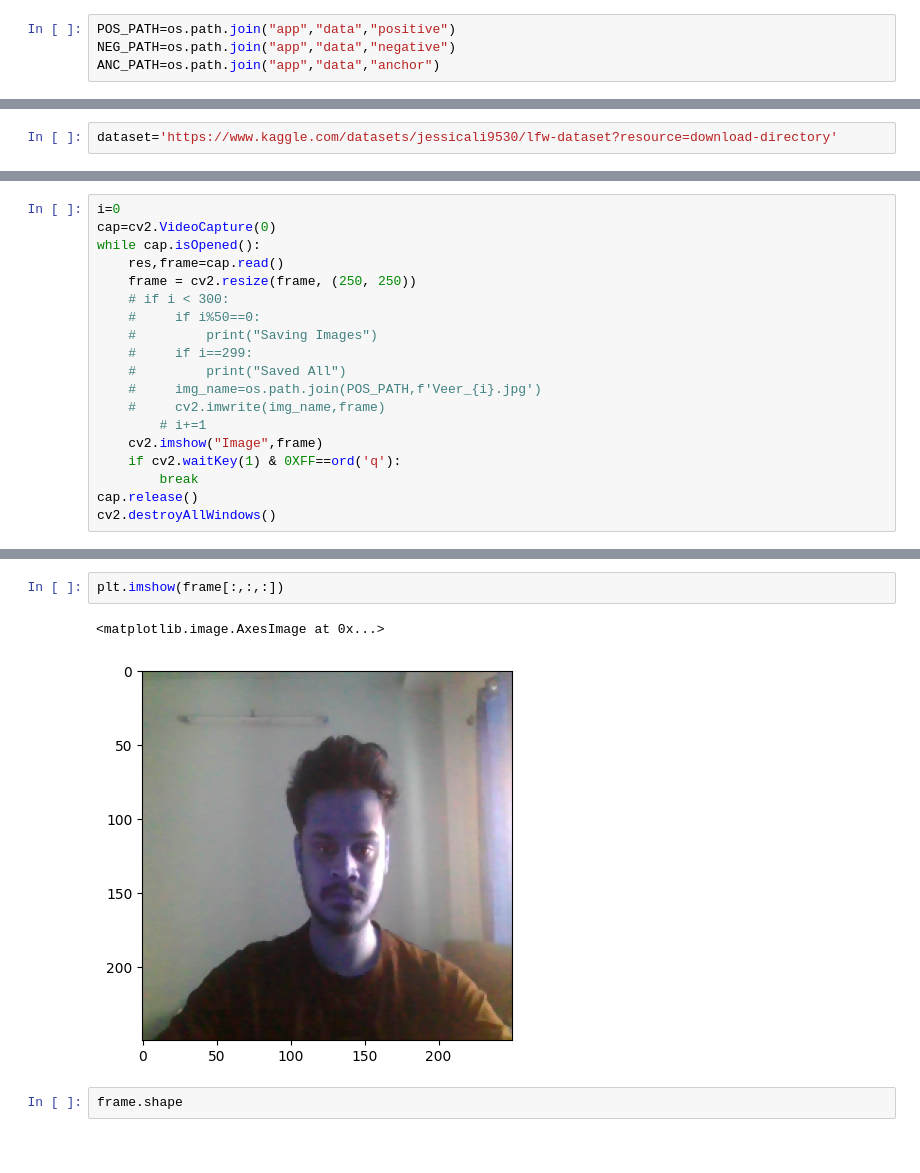
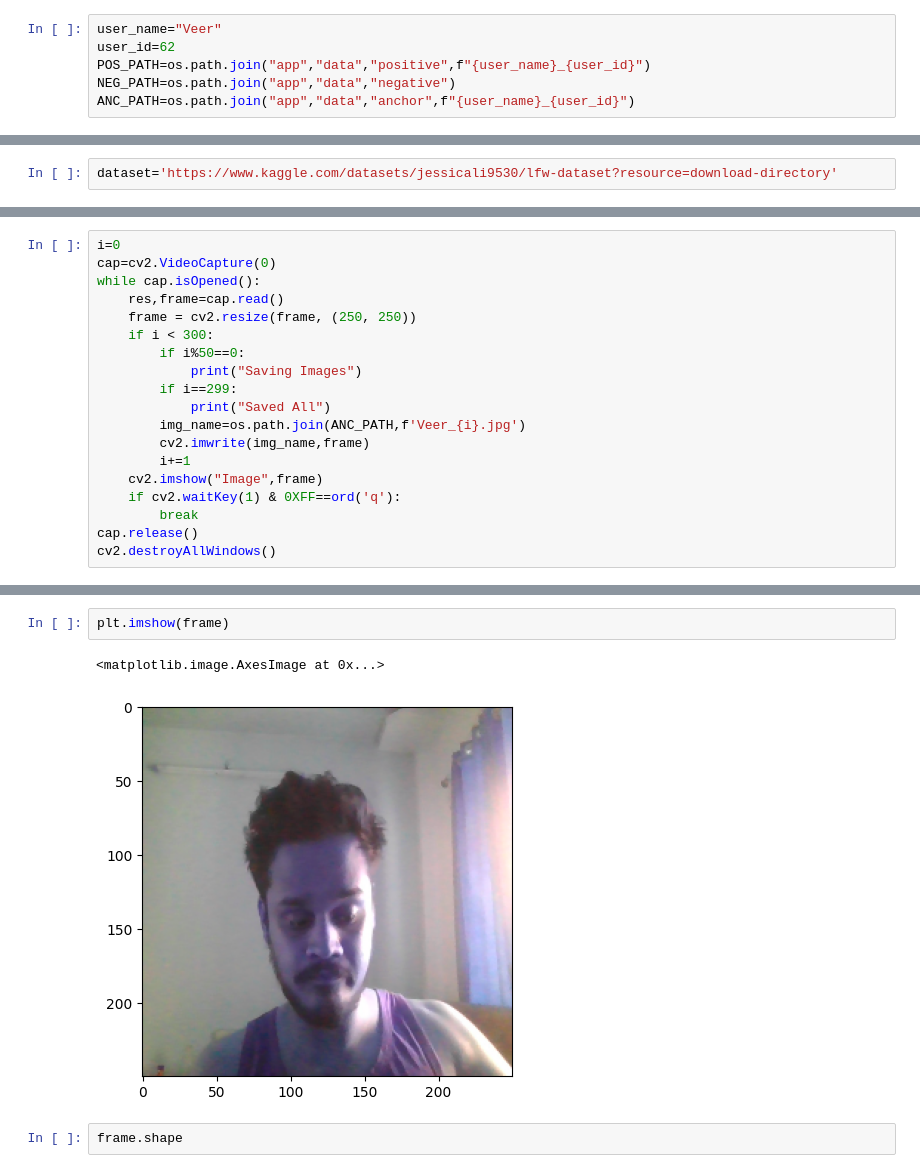
Before and after one commit to Aakash24111/AiInterview, a Jupyter notebook: test.ipynb, the cells around one changed output, grey strips where cells are left out. Cells and saved outputs as stored; diff of their text form.

```diff
--- a/test.ipynb
+++ b/test.ipynb
@@ -5,9 +5,11 @@ import random
 import numpy as np
 from matplotlib import pyplot as plt
 # %%
-POS_PATH=os.path.join("app","data","positive")
+user_name="Veer"
+user_id=62
+POS_PATH=os.path.join("app","data","positive",f"{user_name}_{user_id}")
 NEG_PATH=os.path.join("app","data","negative")
-ANC_PATH=os.path.join("app","data","anchor")
+ANC_PATH=os.path.join("app","data","anchor",f"{user_name}_{user_id}")
 # %%
 directories = [POS_PATH,NEG_PATH,ANC_PATH]
 # %%
@@ -62,14 +31,14 @@ cap=cv2.VideoCapture(0)
 while cap.isOpened():
     res,frame=cap.read()
     frame = cv2.resize(frame, (250, 250))
-    # if i < 300:
-    #     if i%50==0:
-    #         print("Saving Images")
-    #     if i==299:
-    #         print("Saved All")
-    #     img_name=os.path.join(POS_PATH,f'Veer_{i}.jpg')
-    #     cv2.imwrite(img_name,frame)
-        # i+=1
+    if i < 300:
+        if i%50==0:
+            print("Saving Images")
+        if i==299:
+            print("Saved All")
+        img_name=os.path.join(ANC_PATH,f'Veer_{i}.jpg')
+        cv2.imwrite(img_name,frame)
+        i+=1
     cv2.imshow("Image",frame)
     if cv2.waitKey(1) & 0XFF==ord('q'):
         break
@@ -78,8 +55,8 @@ cv2.destroyAllWindows()
 # %%
-plt.imshow(frame[:,:,:])
+plt.imshow(frame)
 # %% [output]
 <matplotlib.image.AxesImage at 0x...>
-[figure, old version]
+[figure, new version]
 # %%
 frame.shape
 # %% [output]
```
Also changed, not shown: parts of 24 cells of this notebook, 2 other files.
